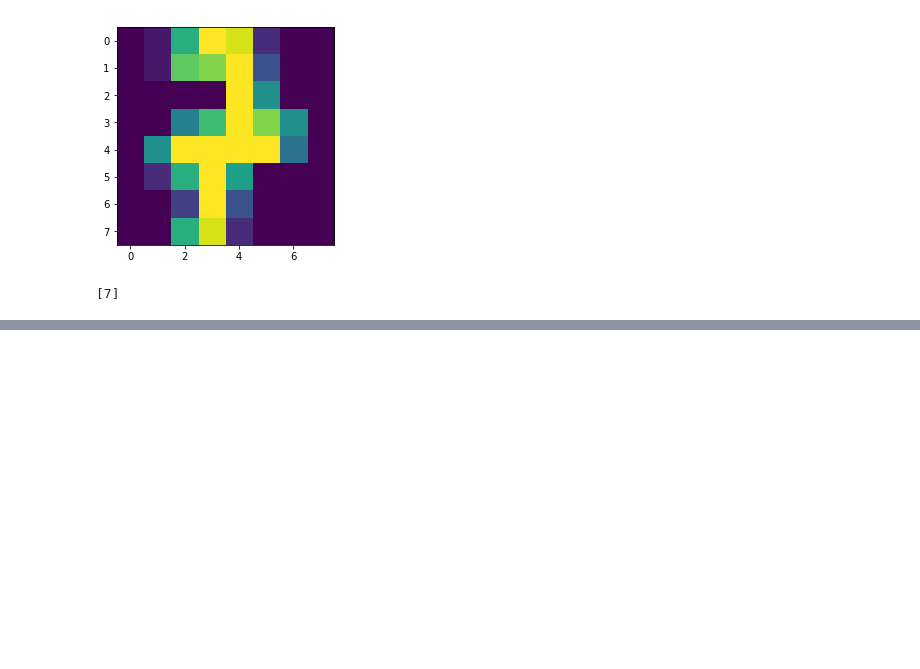
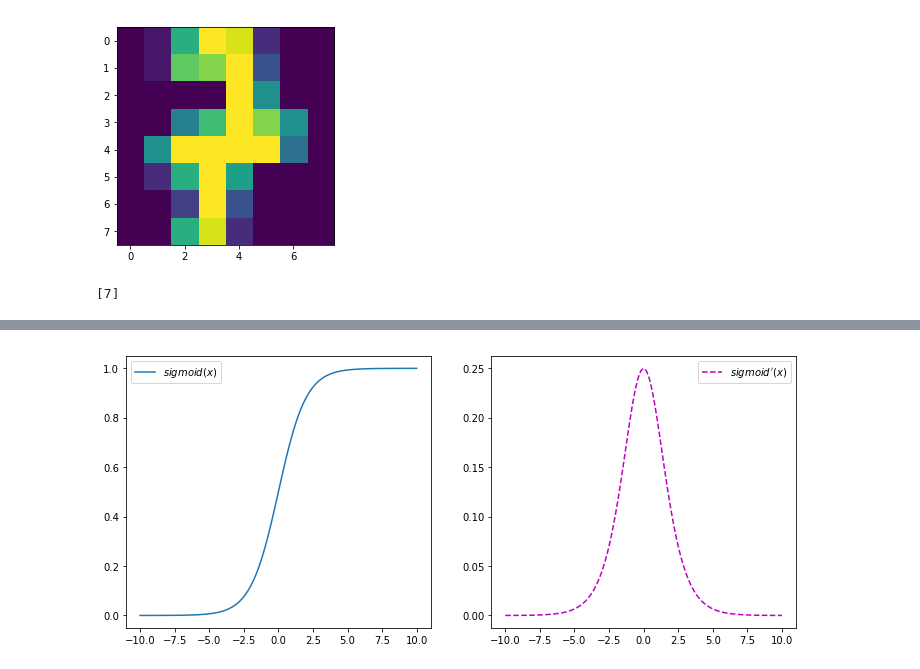
Before and after one commit to YCHEN-NYU/Python-Data-Analysis, a Jupyter notebook: sklearn-ML-example.ipynb, the cells around one changed output, grey strips where cells are left out. Drawn from its saved outputs; the diff is of its cells as text; code cells hidden in the pictures; blank space fills up the shorter version.

```diff
--- a/sklearn-ML-example.ipynb
+++ b/sklearn-ML-example.ipynb
@@ -54,0 +50,21 @@ clf.predict(digits.data[-1:])
+# %%
+import numpy as np
+import matplotlib.pyplot as plt
+def sigmoid(x):
+    return 1/(1+np.exp(-x))
+def sigmoid_prime(x):
+    return sigmoid(x)*(1-sigmoid(x))
+x = np.linspace(-10, 10, 101)
+y = sigmoid(x)
+dydx = sigmoid_prime(x)
+fig = plt.figure(figsize=(12, 5))
+plt.subplot(1, 2, 1)
+fx, = plt.plot(x, y, label='$sigmoid(x)$')
+plt.legend(handles=[fx])
+
+plt.subplot(1, 2, 2)
+fxdx, = plt.plot(x, dydx, 'm--', label='$sigmoid\'(x)$')
+plt.legend(handles=[fxdx])
+plt.show()
+# %% [output]
+[figure, added]
```
Also changed, not shown: parts of 3 cells of this notebook, 6 other files.
